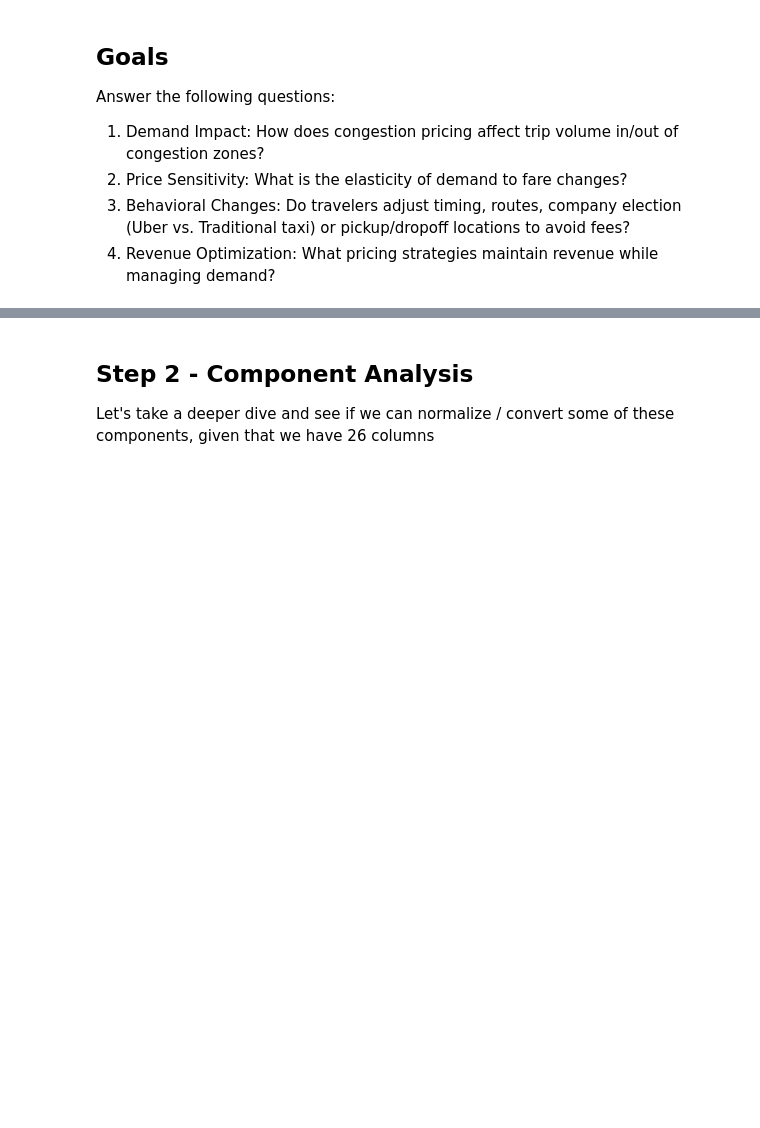
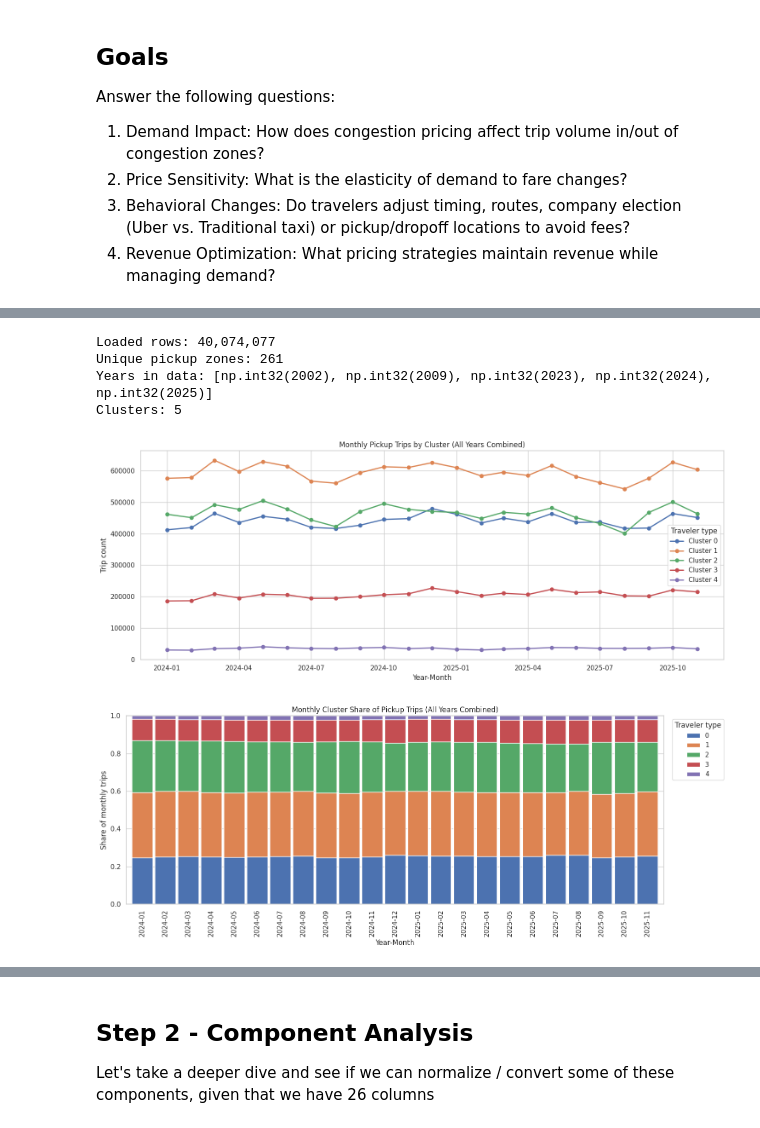
Before and after one commit to kwang101-cb/ML1-FinalProject, a Jupyter notebook: final_project.ipynb, the cells around one changed output, grey strips where cells are left out. Saved outputs shown, nothing was run; the diff lists cells and outputs as text; code cells hidden in the pictures; blank space fills up the shorter version.

```diff
--- a/final_project.ipynb
+++ b/final_project.ipynb
@@ -12,0 +4062,15 @@ We'll begin by analyzing large-scale patterns in our dataset. Because of the sca
+# %%
+from final_dataset_analysis import run_pickup_clustering_analysis
+
+results = run_pickup_clustering_analysis(
+    dataset_path="final_dataset/nyc_taxi_ml_dataset_2024_2025.parquet",
+    n_clusters=5,
+    random_state=42,
+ )
+# %% [output]
+Loaded rows: 40,074,077
+Unique pickup zones: 261
+Years in data: [np.int32(2002), np.int32(2009), np.int32(2023), np.int32(2024), np.int32(2025)]
+Clusters: 5
+[figure, added]
+[figure, added]
```
Also changed, not shown: parts of 37 cells of this notebook, 2 other files.
